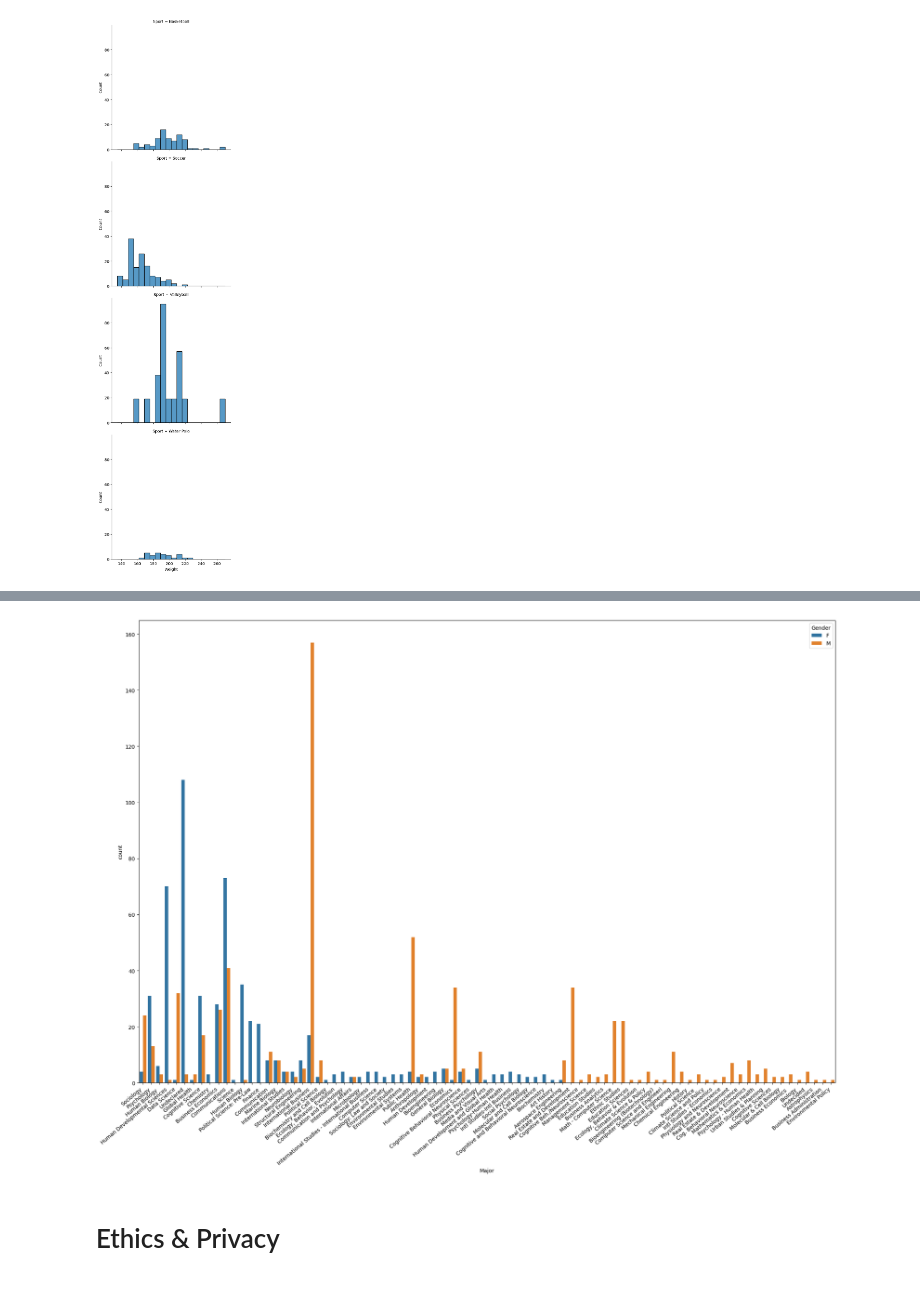
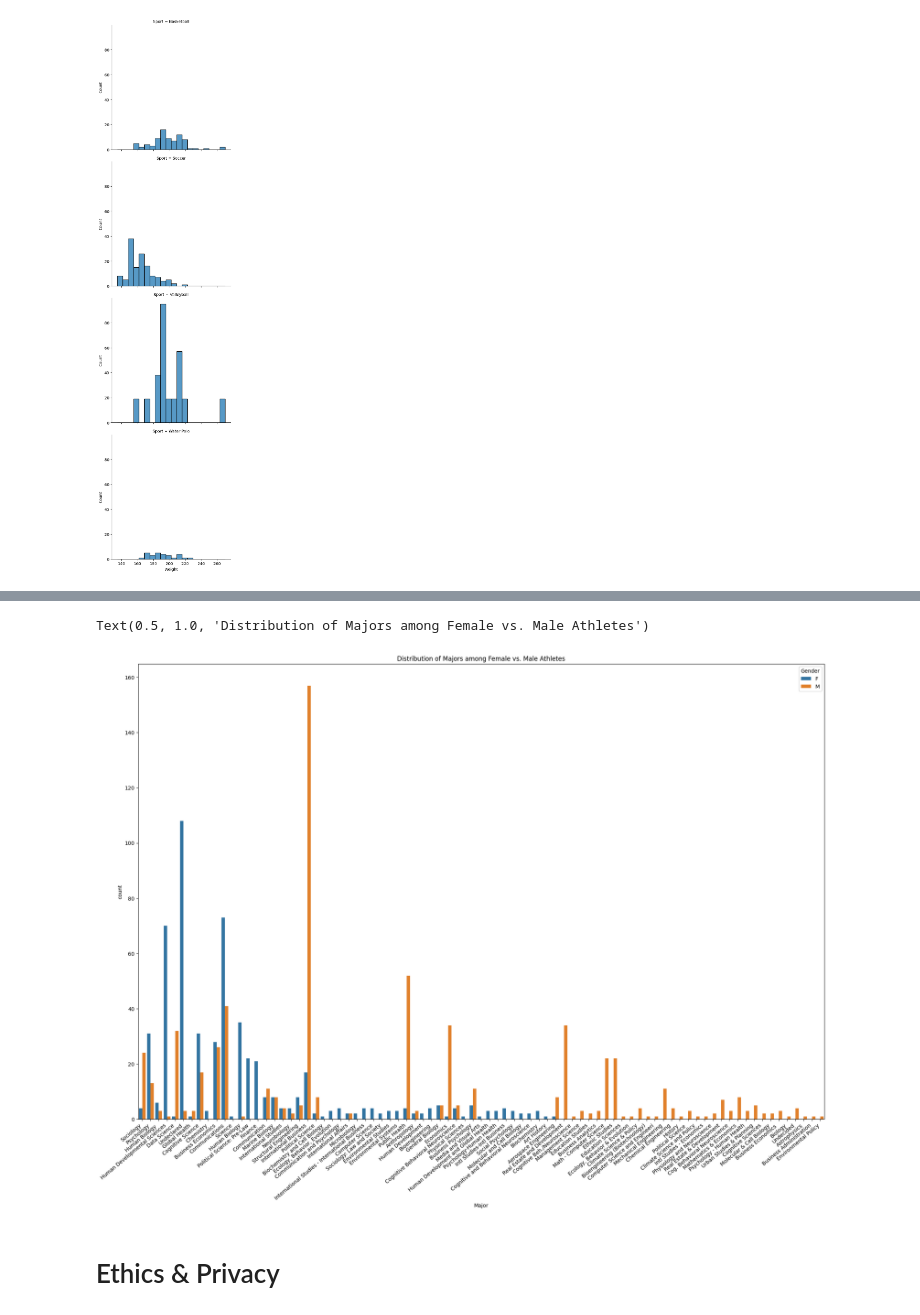
Before and after one commit to COGS108/Group133_WI24, a Jupyter notebook: EDACheckpoint_Group133_WI24.ipynb, the cells around one changed output, grey strips where cells are left out. Saved outputs shown, nothing was run; the diff lists cells and outputs as text; code cells hidden in the pictures.

```diff
--- a/EDACheckpoint_Group133_WI24.ipynb
+++ b/EDACheckpoint_Group133_WI24.ipynb
@@ -1050,12 +1054,14 @@ plt.tight_layout()
 # %%
 plt.figure(figsize=(20, 15))
 cp = sns.countplot(data=athlete_bio_scraped, x='Major', hue='Gender')
 cp.set_xticklabels(cp.get_xticklabels(), rotation=40, ha="right")
 plt.tight_layout()
+plt.title('Distribution of Majors among Female vs. Male Athletes')
 
 # shows the distribution of majors for different genders
 # %% [output]
+Text(0.5, 1.0, 'Distribution of Majors among Female vs. Male Athletes')
-[figure, old version]
+[figure, new version]
 # %% [markdown]
 # Ethics & Privacy
 # %% [markdown]
```
Also changed, not shown: parts of 3 cells of this notebook.
